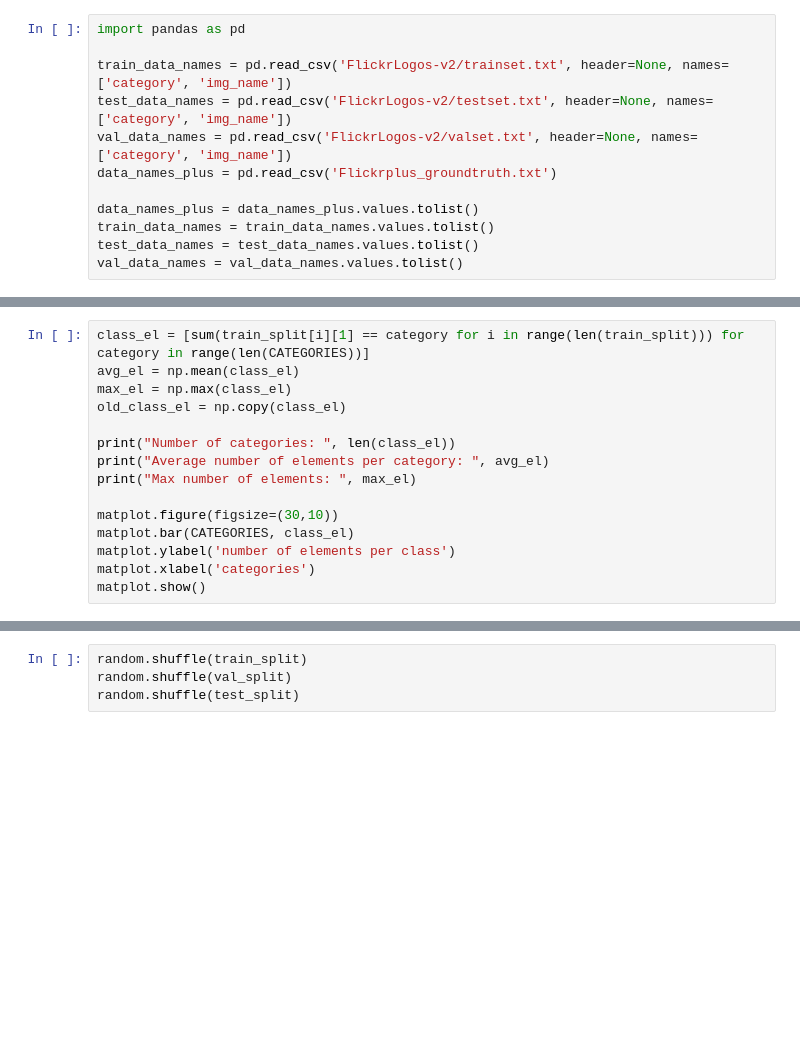
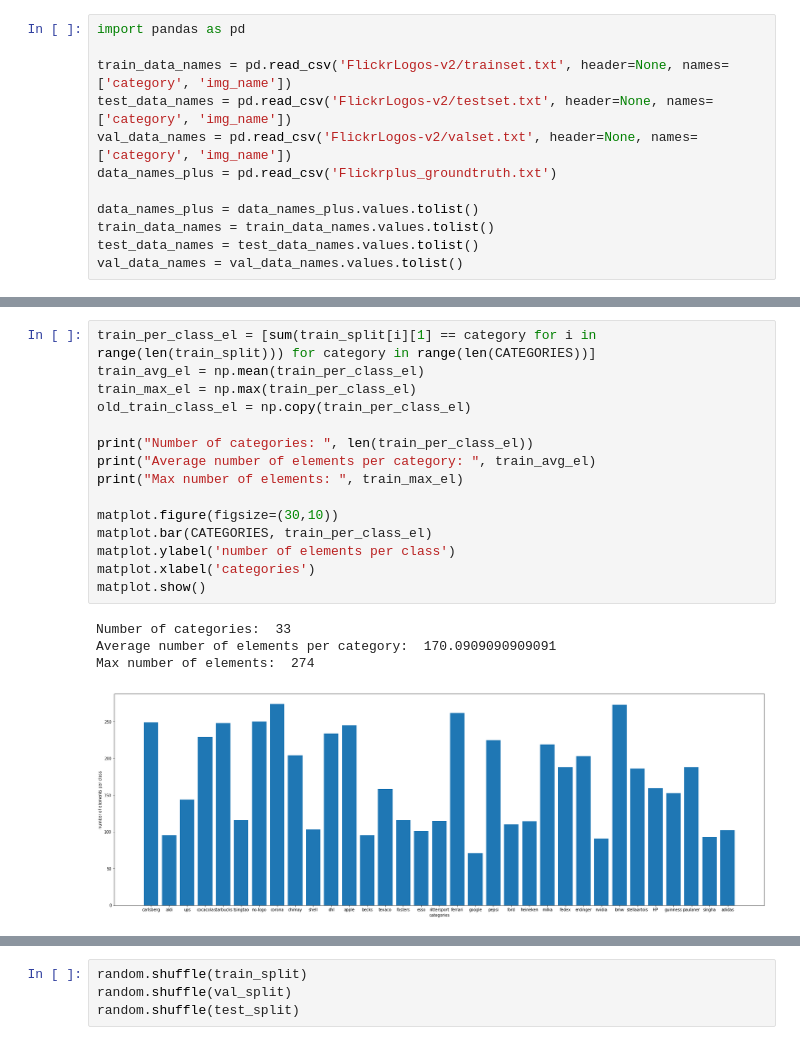
Before and after one commit to LeoCh97/Tesi, a Jupyter notebook: Image_loader_over_sampled_class.ipynb, the cells around one changed output, grey strips where cells are left out. Saved outputs shown, nothing was run; the diff lists cells and outputs as text; blank space fills up the shorter version.

```diff
--- a/Image_loader_over_sampled_class.ipynb
+++ b/Image_loader_over_sampled_class.ipynb
@@ -202,18 +241,23 @@ extend_splits()
 # %%
-class_el = [sum(train_split[i][1] == category for i in range(len(train_split))) for category in range(len(CATEGORIES))]
-avg_el = np.mean(class_el)
-max_el = np.max(class_el)
-old_class_el = np.copy(class_el)
+train_per_class_el = [sum(train_split[i][1] == category for i in range(len(train_split))) for category in range(len(CATEGORIES))]
+train_avg_el = np.mean(train_per_class_el)
+train_max_el = np.max(train_per_class_el)
+old_train_class_el = np.copy(train_per_class_el)
 
-print("Number of categories: ", len(class_el))
-print("Average number of elements per category: ", avg_el)
-print("Max number of elements: ", max_el)
+print("Number of categories: ", len(train_per_class_el))
+print("Average number of elements per category: ", train_avg_el)
+print("Max number of elements: ", train_max_el)
 
 matplot.figure(figsize=(30,10))
-matplot.bar(CATEGORIES, class_el)
+matplot.bar(CATEGORIES, train_per_class_el)
 matplot.ylabel('number of elements per class')
 matplot.xlabel('categories')
 matplot.show()
+# %% [output]
+Number of categories:  33
+Average number of elements per category:  170.0909090909091
+Max number of elements:  274
+[figure, added]
 # %%
 from imgaug import augmenters as iaa
 
```
Also changed, not shown: parts of 15 cells of this notebook.
